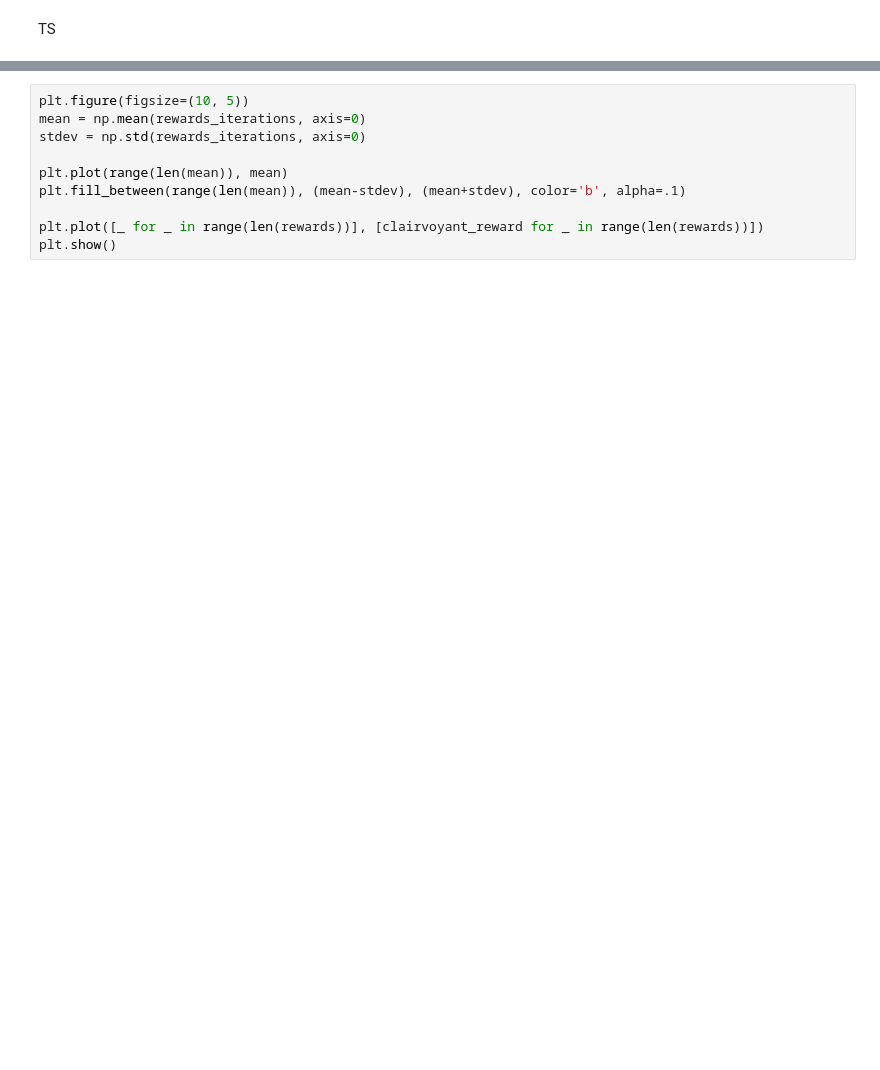
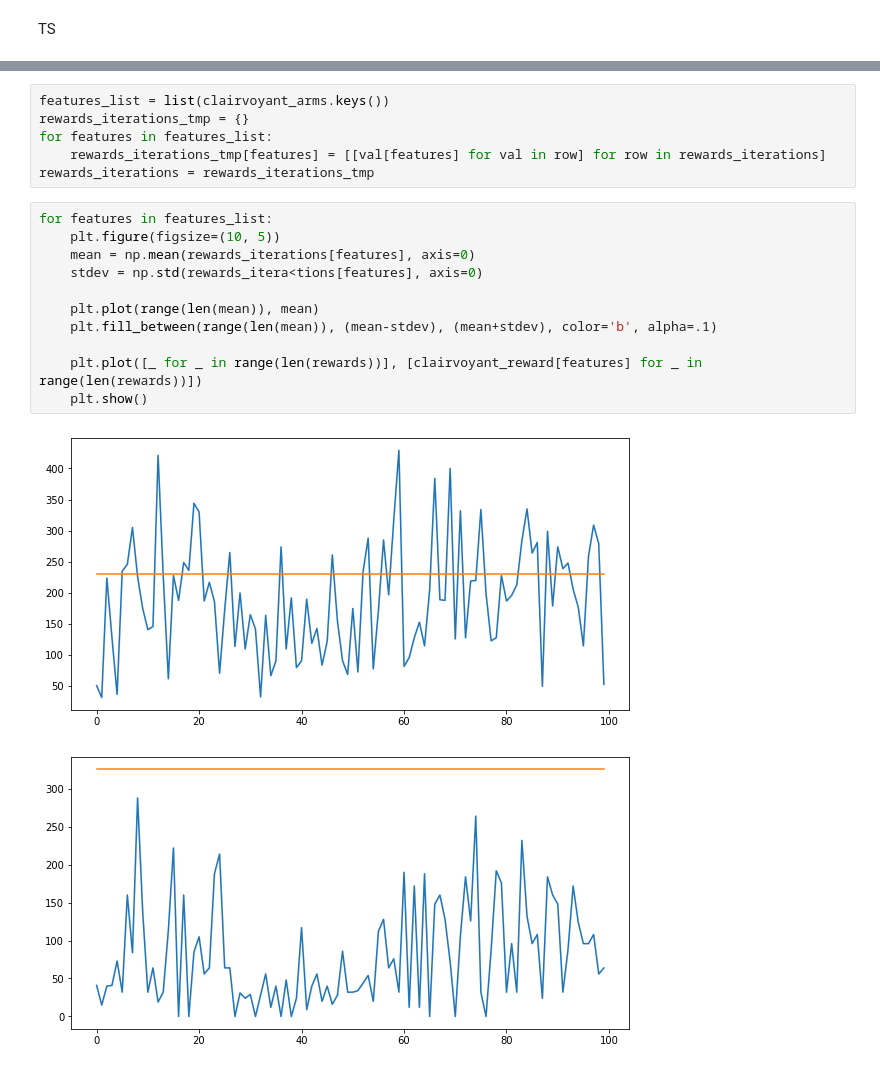
Before and after one commit to VladMarianCimpeanu/OLA_project, a Jupyter notebook: step7.ipynb, the cells around one changed output, grey strips where cells are left out. Saved outputs shown, nothing was run; the diff lists cells and outputs as text; blank space fills up the shorter version.

```diff
--- a/step7.ipynb
+++ b/step7.ipynb
@@ -167,10 +212,20 @@ rewards_iterations.shape
+# %%
+features_list = list(clairvoyant_arms.keys())
+rewards_iterations_tmp = {}
+for features in features_list:
+    rewards_iterations_tmp[features] = [[val[features] for val in row] for row in rewards_iterations]
+rewards_iterations = rewards_iterations_tmp
 # %%
-plt.figure(figsize=(10, 5))
-mean = np.mean(rewards_iterations, axis=0)
-stdev = np.std(rewards_iterations, axis=0)
+for features in features_list:
+    plt.figure(figsize=(10, 5))
+    mean = np.mean(rewards_iterations[features], axis=0)
+    stdev = np.std(rewards_itera<tions[features], axis=0)
 
-plt.plot(range(len(mean)), mean)
-plt.fill_between(range(len(mean)), (mean-stdev), (mean+stdev), color='b', alpha=.1)
+    plt.plot(range(len(mean)), mean)
+    plt.fill_between(range(len(mean)), (mean-stdev), (mean+stdev), color='b', alpha=.1)
 
-plt.plot([_ for _ in range(len(rewards))], [clairvoyant_reward for _ in range(len(rewards))])
-plt.show()
+    plt.plot([_ for _ in range(len(rewards))], [clairvoyant_reward[features] for _ in range(len(rewards))])
+    plt.show()
+# %% [output]
+[figure, added]
+[figure, added]
```
Also changed, not shown: parts of 13 cells of this notebook, 3 other files.
